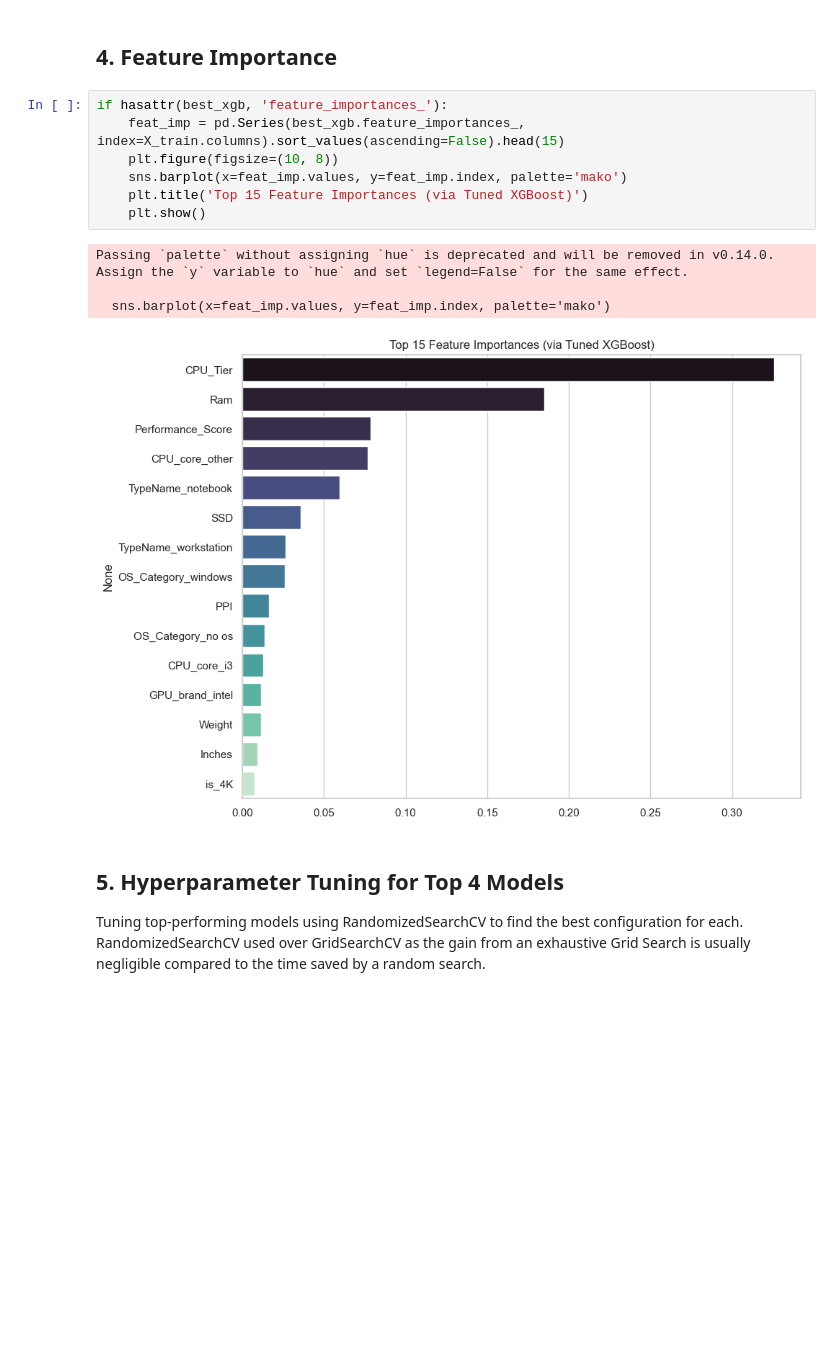
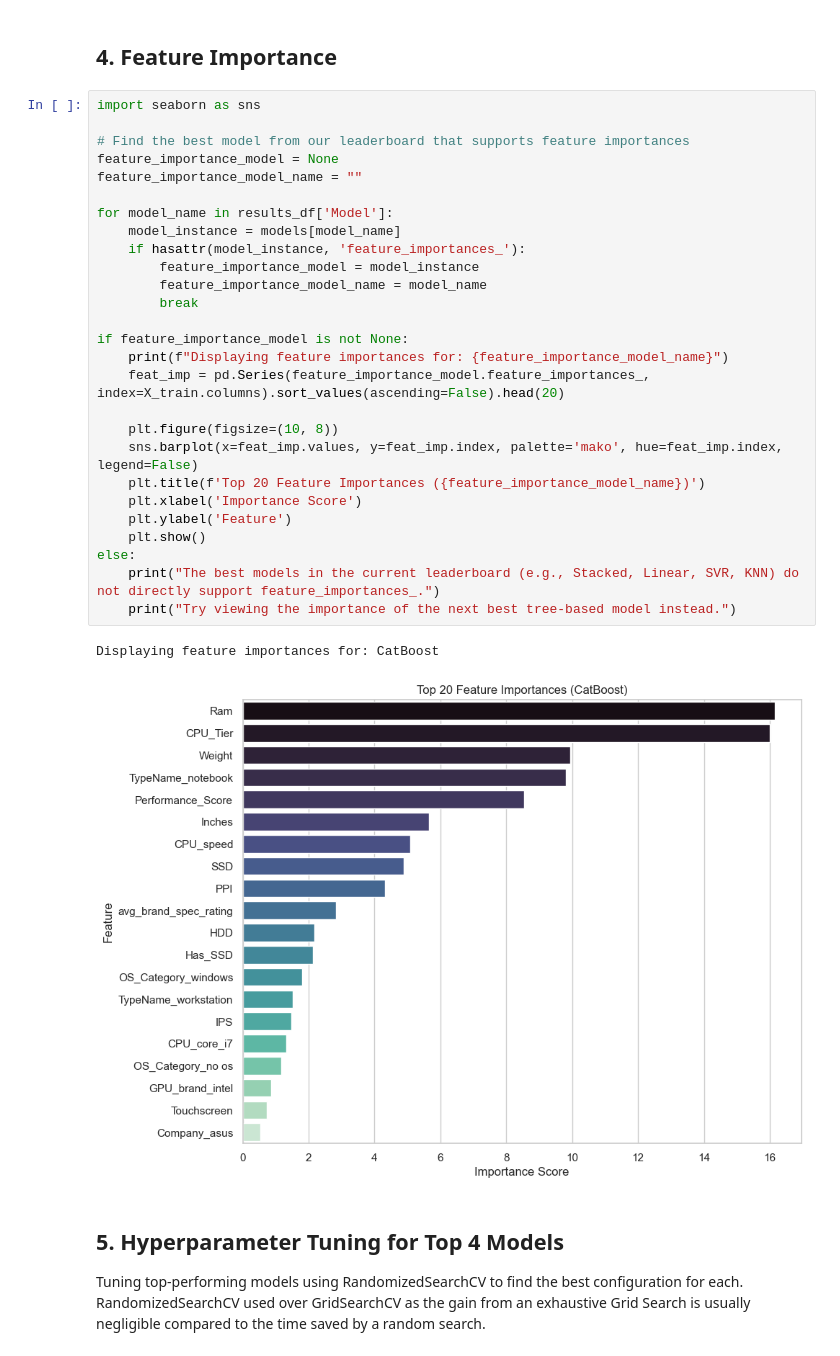
Before and after one commit to nishka-shah/Laptop-Prices, a Jupyter notebook: notebooks/model_training.ipynb, the cells around one changed output. Saved outputs shown, nothing was run; the diff lists cells and outputs as text; blank space fills up the shorter version.

Commit message:
updated feature importance graph with new best model

```diff
--- a/notebooks/model_training.ipynb
+++ b/notebooks/model_training.ipynb
@@ -193,18 +193,36 @@ print(f"R² Score: {r2:.4f}")
 R² Score: 0.9144
 # %% [markdown]
 ## 4. Feature Importance
-# %%
-if hasattr(best_xgb, 'feature_importances_'):
-    feat_imp = pd.Series(best_xgb.feature_importances_, index=X_train.columns).sort_values(ascending=False).head(15)
-    plt.figure(figsize=(10, 8))
-    sns.barplot(x=feat_imp.values, y=feat_imp.index, palette='mako')
-    plt.title('Top 15 Feature Importances (via Tuned XGBoost)')
-    plt.show()
-# %% [output]
-Passing `palette` without assigning `hue` is deprecated and will be removed in v0.14.0. Assign the `y` variable to `hue` and set `legend=False` for the same effect.
-
-  sns.barplot(x=feat_imp.values, y=feat_imp.index, palette='mako')
-[figure, removed]
+# %%
+import seaborn as sns
+
+# Find the best model from our leaderboard that supports feature importances
+feature_importance_model = None
+feature_importance_model_name = ""
+
+for model_name in results_df['Model']:
+    model_instance = models[model_name]
+    if hasattr(model_instance, 'feature_importances_'):
+        feature_importance_model = model_instance
+        feature_importance_model_name = model_name
+        break
+
+if feature_importance_model is not None:
+    print(f"Displaying feature importances for: {feature_importance_model_name}")
+    feat_imp = pd.Series(feature_importance_model.feature_importances_, index=X_train.columns).sort_values(ascending=False).head(20)
+
+    plt.figure(figsize=(10, 8))
+    sns.barplot(x=feat_imp.values, y=feat_imp.index, palette='mako', hue=feat_imp.index, legend=False)
+    plt.title(f'Top 20 Feature Importances ({feature_importance_model_name})')
+    plt.xlabel('Importance Score')
+    plt.ylabel('Feature')
+    plt.show()
+else:
+    print("The best models in the current leaderboard (e.g., Stacked, Linear, SVR, KNN) do not directly support feature_importances_.")
+    print("Try viewing the importance of the next best tree-based model instead.")
+# %% [output]
+Displaying feature importances for: CatBoost
+[figure, added]
 # %% [markdown]
 ## 5. Hyperparameter Tuning for Top 4 Models
 Tuning top-performing models using RandomizedSearchCV to find the best configuration for each. RandomizedSearchCV used over GridSearchCV as the gain from an exhaustive Grid Search is usually negligible compared to the time saved by a random search.
```
Also changed, not shown: 1 other file.
